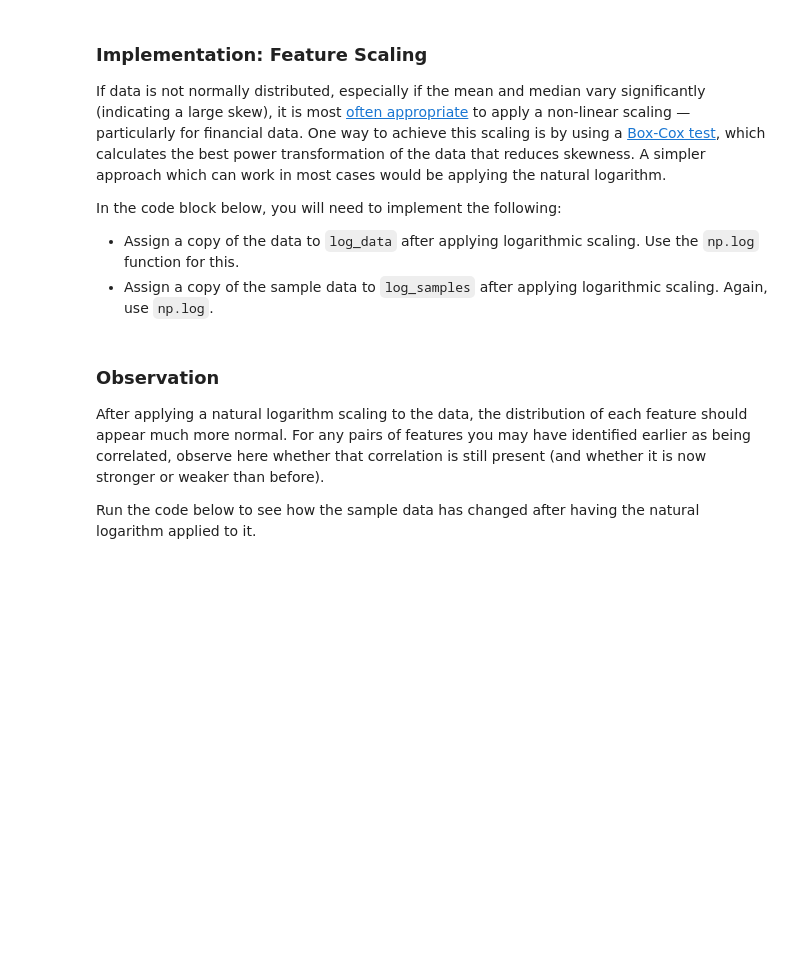
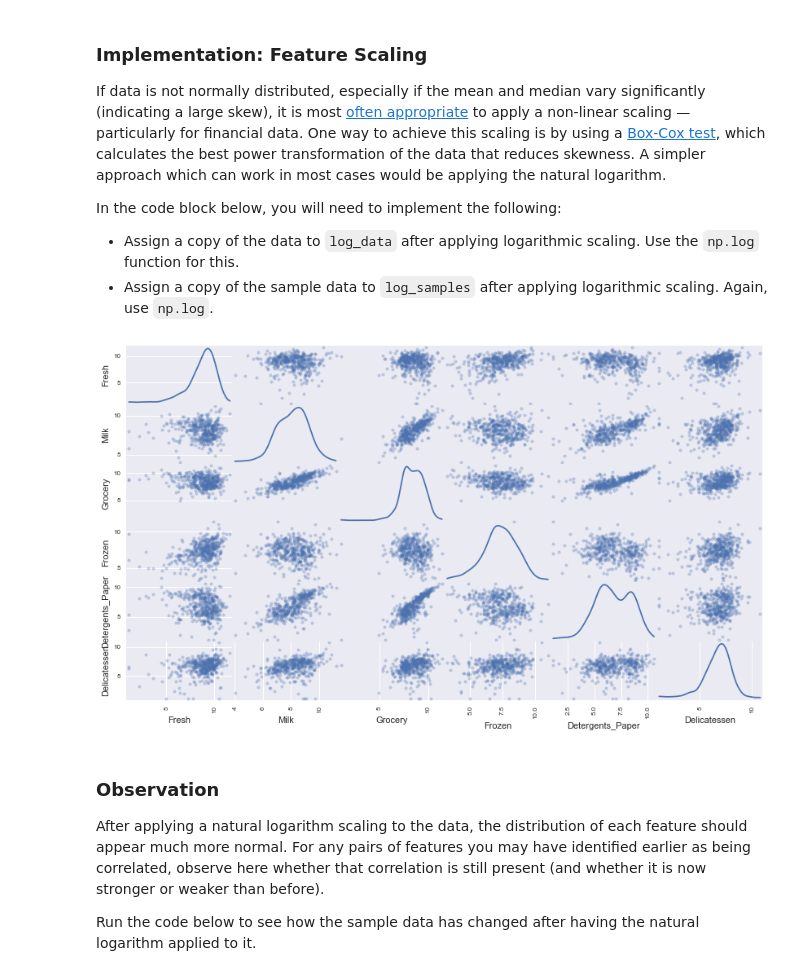
Before and after one commit to niranjanviladkar/udacity, a Jupyter notebook: Machine Learning Basic/projects/customer_segments/customer_segments.ipynb, the cells around one changed output. Drawn from its saved outputs; the diff is of its cells as text; code cells hidden in the pictures; blank space fills up the shorter version.

```diff
--- a/Machine Learning Basic/projects/customer_segments/customer_segments.ipynb
+++ b/Machine Learning Basic/projects/customer_segments/customer_segments.ipynb
@@ -185,13 +185,15 @@ In the code block below, you will need to implement the following:
  - Assign a copy of the sample data to `log_samples` after applying logarithmic scaling. Again, use `np.log`.
 # %%
 # TODO: Scale the data using the natural logarithm
-log_data = None
+log_data = np.log(data)
 
 # TODO: Scale the sample data using the natural logarithm
-log_samples = None
+log_samples = np.log(samples)
 
 # Produce a scatter matrix for each pair of newly-transformed features
 pd.scatter_matrix(log_data, alpha = 0.3, figsize = (14,8), diagonal = 'kde');
+# %% [output]
+[figure, added]
 # %% [markdown]
 ### Observation
 After applying a natural logarithm scaling to the data, the distribution of each feature should appear much more normal. For any pairs of features you may have identified earlier as being correlated, observe here whether that correlation is still present (and whether it is now stronger or weaker than before).
```
Also changed, not shown: parts of 4 cells of this notebook.
